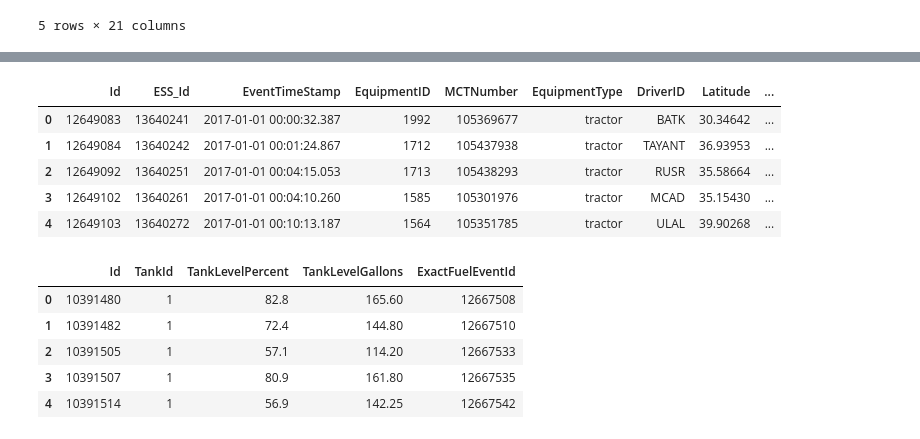
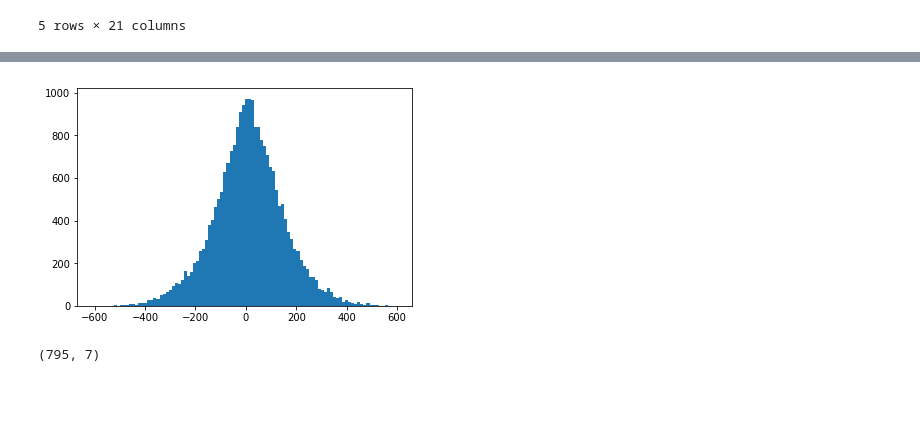
Before and after one commit to DataScienceBS/data-question-6-lionesses, a Jupyter notebook: bigG_data_exp.ipynb, the cells around one changed output, grey strips where cells are left out. Drawn from its saved outputs; the diff is of its cells as text; code cells hidden in the pictures; blank space fills up the shorter version.

```diff
--- a/bigG_data_exp.ipynb
+++ b/bigG_data_exp.ipynb
@@ -53,18 +190,13 @@ IBGEFILE.head()
-# %%
-ExactFuelEvents.head()
-# %% [output]
-|  | Id | ESS_Id | EventTimeStamp | EquipmentID | MCTNumber | EquipmentType | DriverID | Latitude | ... |
-| 0 | 12649083 | 13640241 | 2017-01-01 00:00:32.387 | 1992 | 105369677 | tractor | BATK | 30.34642 | ... |
-| 1 | 12649084 | 13640242 | 2017-01-01 00:01:24.867 | 1712 | 105437938 | tractor | TAYANT | 36.93953 | ... |
-| 2 | 12649092 | 13640251 | 2017-01-01 00:04:15.053 | 1713 | 105438293 | tractor | RUSR | 35.58664 | ... |
-| 3 | 12649102 | 13640261 | 2017-01-01 00:04:10.260 | 1585 | 105301976 | tractor | MCAD | 35.15430 | ... |
-| 4 | 12649103 | 13640272 | 2017-01-01 00:10:13.187 | 1564 | 105351785 | tractor | ULAL | 39.90268 | ... |
-# %%
-ExactFuelTankLevels.head()
-# %% [output]
-|  | Id | TankId | TankLevelPercent | TankLevelGallons | ExactFuelEventId |
-| 0 | 10391480 | 1 | 82.8 | 165.60 | 12667508 |
-| 1 | 10391482 | 1 | 72.4 | 144.80 | 12667510 |
-| 2 | 10391505 | 1 | 57.1 | 114.20 | 12667533 |
-| 3 | 10391507 | 1 | 80.9 | 161.80 | 12667535 |
-| 4 | 10391514 | 1 | 56.9 | 142.25 | 12667542 |
+# %%
+plt.hist(fuel_bought_used.FuelDifference,bins=100)
+plt.show()
+# %% [output]
+[figure, added]
+# %%
+driver_fuel_bought_used = fuel_bought_used.groupby(['DriverID']).sum()
+
+driver_fuel_bought_used.reset_index(inplace=True)
+driver_fuel_bought_used.head()
+driver_fuel_bought_used.shape
+# %% [output]
+(795, 7)
```
Also changed, not shown: parts of 37 cells of this notebook, 8 other files.
